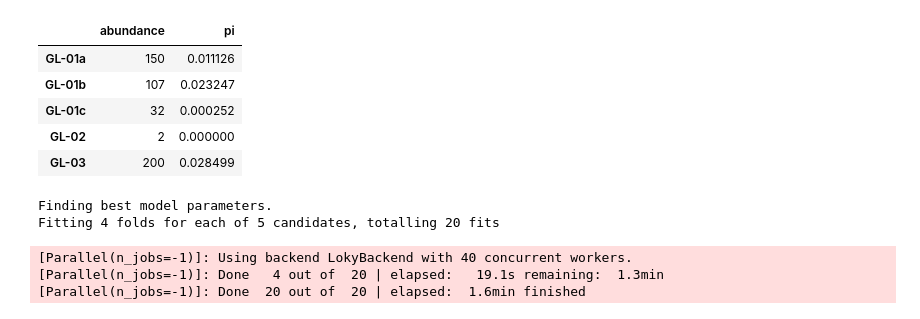
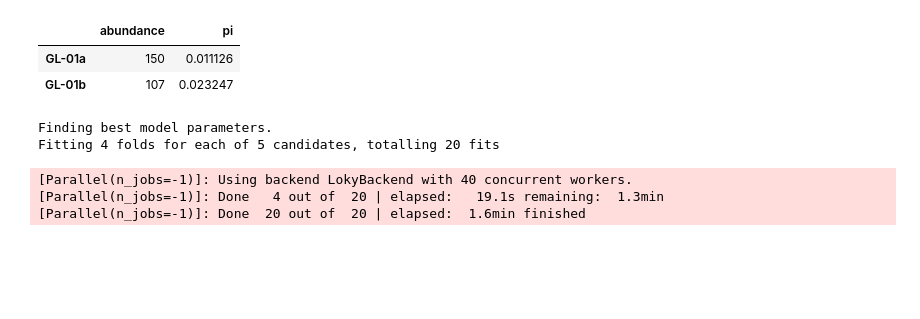
Before and after one commit to messDiv/MESS, a Jupyter notebook: jupyter-notebooks/util/Inference-Prediction-Interval-Testing.ipynb, the cells around one changed output. Cells and saved outputs as stored; diff of their text form; code cells hidden in the pictures; blank space fills up the shorter version.

```diff
--- a/jupyter-notebooks/util/Inference-Prediction-Interval-Testing.ipynb
+++ b/jupyter-notebooks/util/Inference-Prediction-Interval-Testing.ipynb
@@ -15,14 +22,11 @@ pd.set_option('display.width', 1000)
 # %%
 sp_dat = "/home/isaac/SGD_empirical/empirical_reunion_spiders/spider.dat"
 sp_df = pd.read_csv(sp_dat, index_col=0)
-sp_df[:5]
+sp_df[:2]
 # %% [output]
 |  | abundance | pi |
 | GL-01a | 150 | 0.011126 |
 | GL-01b | 107 | 0.023247 |
-| GL-01c | 32 | 0.000252 |
-| GL-02 | 2 | 0.000000 |
-| GL-03 | 200 | 0.028499 |
 # %%
 simfile = "/home/isaac/Continuosity/MESS/analysis/full-parameter-estimation/SIMOUT.txt"
 
```
Also changed, not shown: parts of 15 cells of this notebook, 2 other files.
